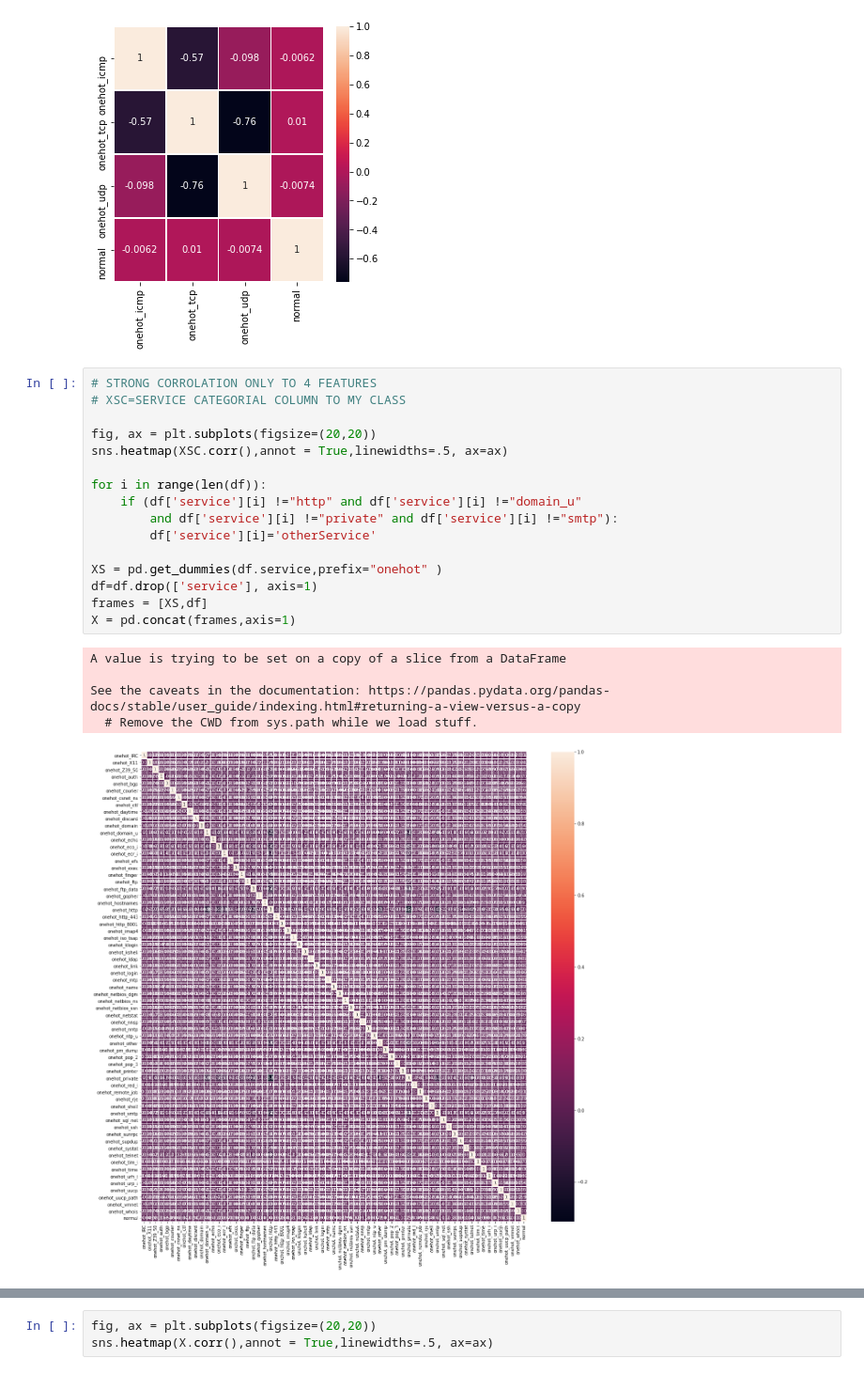
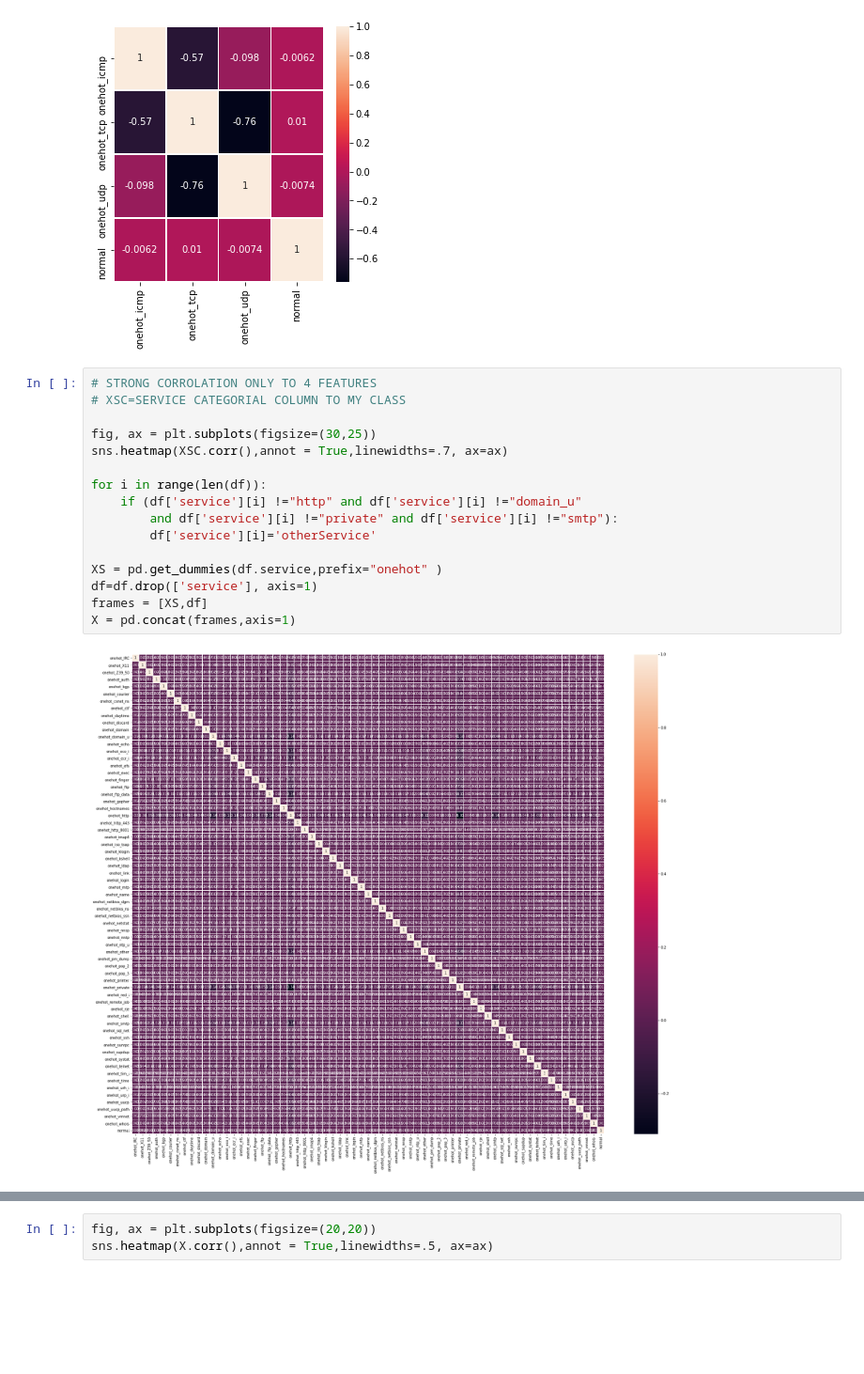
Before and after one commit to tzimk323/ML, a Jupyter notebook: ML-Tyannak.ipynb, the cells around one changed output, grey strips where cells are left out. Shown at 94% size. Saved outputs shown, nothing was run; the diff lists cells and outputs as text; blank space fills up the shorter version.

```diff
--- a/ML-Tyannak.ipynb
+++ b/ML-Tyannak.ipynb
@@ -300,22 +386,18 @@ df=df.drop(['protocol_type'], axis=1)
 # %%
 # STRONG CORROLATION ONLY TO 4 FEATURES
 # XSC=SERVICE CATEGORIAL COLUMN TO MY CLASS
 
-fig, ax = plt.subplots(figsize=(20,20))
-sns.heatmap(XSC.corr(),annot = True,linewidths=.5, ax=ax)
+fig, ax = plt.subplots(figsize=(30,25))
+sns.heatmap(XSC.corr(),annot = True,linewidths=.7, ax=ax)
 
 for i in range(len(df)):
     if (df['service'][i] !="http" and df['service'][i] !="domain_u"
         and df['service'][i] !="private" and df['service'][i] !="smtp"):
         df['service'][i]='otherService'
 
 XS = pd.get_dummies(df.service,prefix="onehot" )
 df=df.drop(['service'], axis=1)
 frames = [XS,df]
 X = pd.concat(frames,axis=1)
 # %% [output]
-A value is trying to be set on a copy of a slice from a DataFrame
-
-See the caveats in the documentation: https://pandas.pydata.org/pandas-docs/stable/user_guide/indexing.html#returning-a-view-versus-a-copy
-  # Remove the CWD from sys.path while we load stuff.
-[figure, old version]
+[figure, new version]
```
Also changed, not shown: parts of 25 cells of this notebook, 7 other files.
